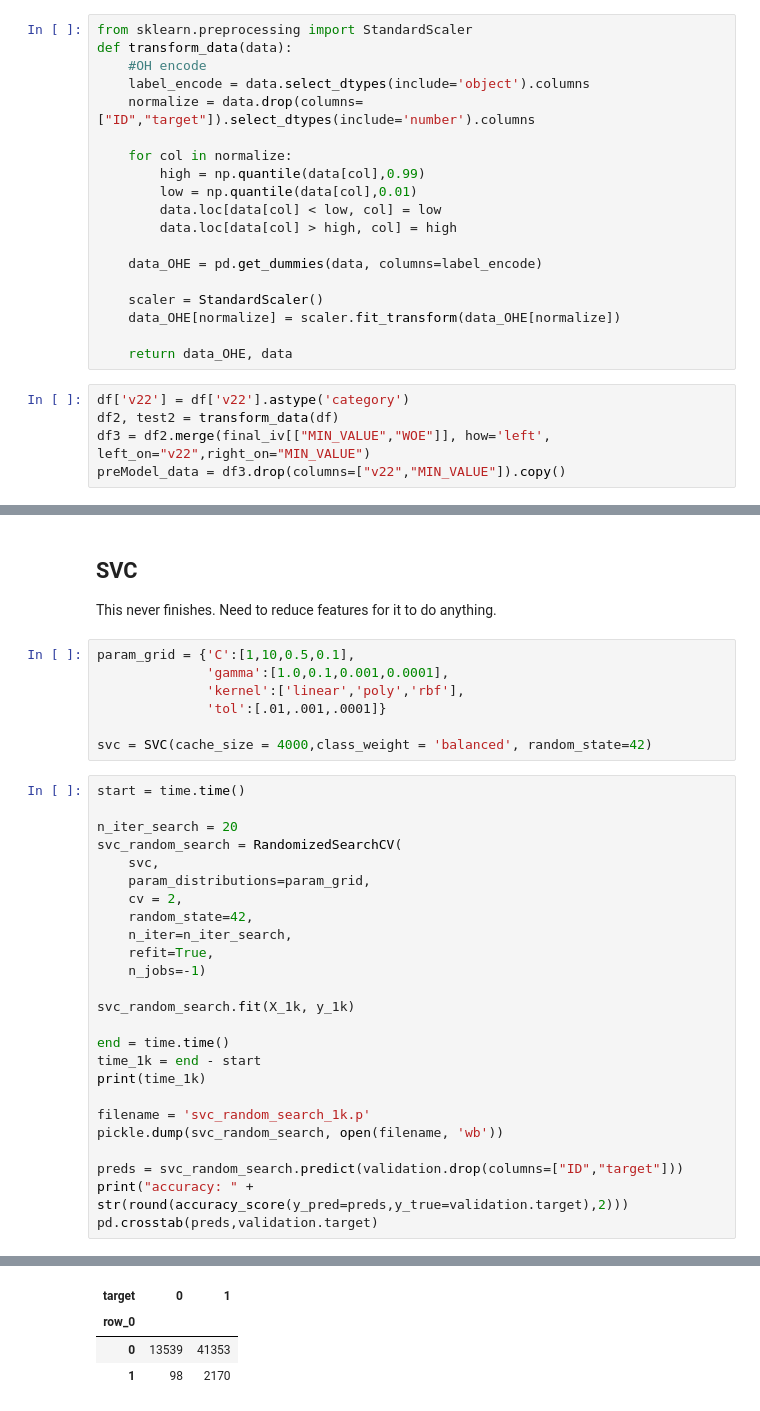
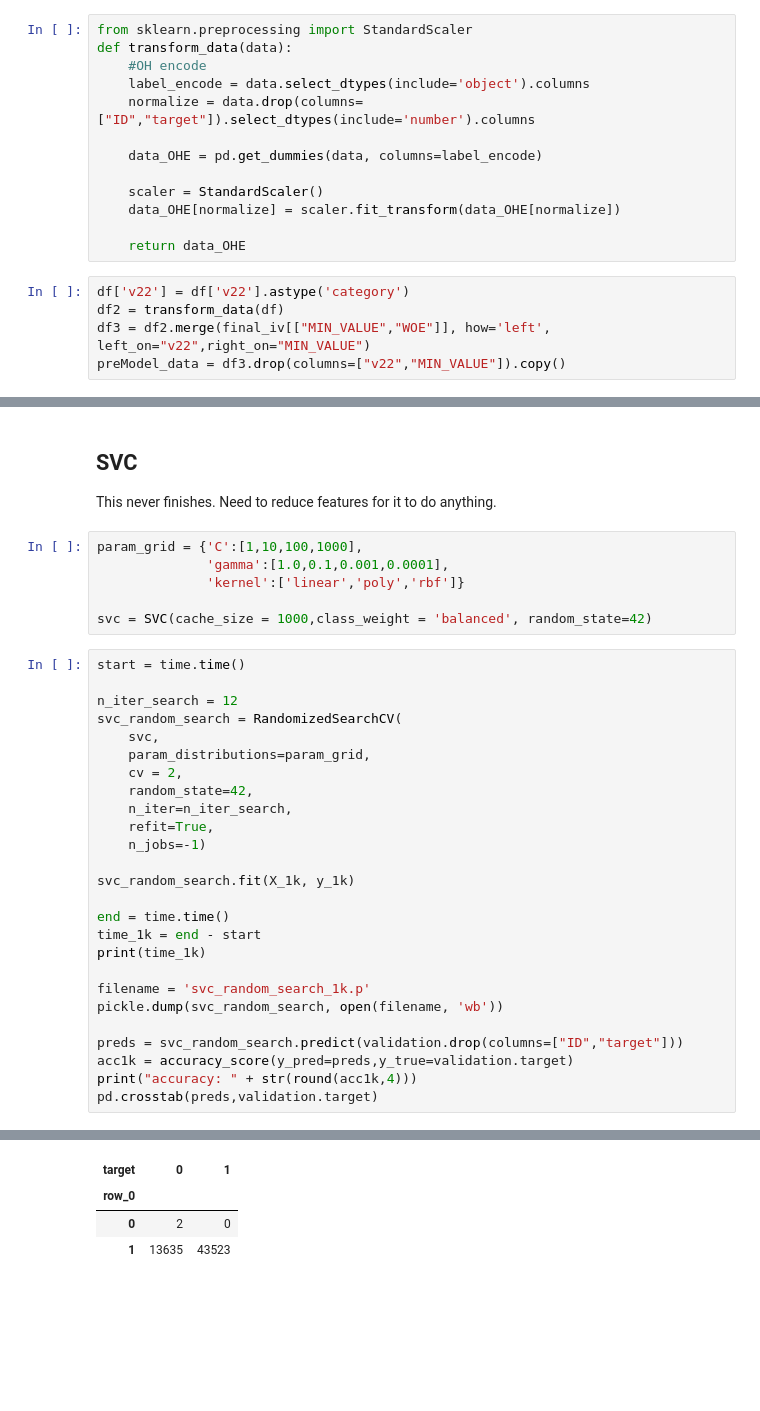
Before and after one commit to warnost/QTW, a Jupyter notebook: Week 8 Bank Data Case Study/Code/Week 8 SVC.ipynb, the cells around one changed output, grey strips where cells are left out. Drawn from its saved outputs; the diff is of its cells as text; blank space fills up the shorter version.

```diff
--- a/Week 8 Bank Data Case Study/Code/Week 8 SVC.ipynb
+++ b/Week 8 Bank Data Case Study/Code/Week 8 SVC.ipynb
@@ -247,21 +247,15 @@ def transform_data(data):
     label_encode = data.select_dtypes(include='object').columns
     normalize = data.drop(columns=["ID","target"]).select_dtypes(include='number').columns
 
-    for col in normalize:
-        high = np.quantile(data[col],0.99)
-        low = np.quantile(data[col],0.01)
-        data.loc[data[col] < low, col] = low
-        data.loc[data[col] > high, col] = high
-
     data_OHE = pd.get_dummies(data, columns=label_encode)
 
     scaler = StandardScaler()
     data_OHE[normalize] = scaler.fit_transform(data_OHE[normalize])
 
-    return data_OHE, data
+    return data_OHE
 # %%
 df['v22'] = df['v22'].astype('category')
-df2, test2 = transform_data(df)
+df2 = transform_data(df)
 df3 = df2.merge(final_iv[["MIN_VALUE","WOE"]], how='left', left_on="v22",right_on="MIN_VALUE")
 preModel_data = df3.drop(columns=["v22","MIN_VALUE"]).copy()
 # %%
@@ -356,16 +369,15 @@ Name: target, dtype: int64
 ## SVC
 This never finishes. Need to reduce features for it to do anything.
 # %%
-param_grid = {'C':[1,10,0.5,0.1],
+param_grid = {'C':[1,10,100,1000],
               'gamma':[1.0,0.1,0.001,0.0001],
-              'kernel':['linear','poly','rbf'],
-              'tol':[.01,.001,.0001]}
+              'kernel':['linear','poly','rbf']}
 
-svc = SVC(cache_size = 4000,class_weight = 'balanced', random_state=42)
+svc = SVC(cache_size = 1000,class_weight = 'balanced', random_state=42)
 # %%
 start = time.time()
 
-n_iter_search = 20
+n_iter_search = 12
 svc_random_search = RandomizedSearchCV(
     svc,
     param_distributions=param_grid,
@@ -385,6 +397,7 @@ filename = 'svc_random_search_1k.p'
 pickle.dump(svc_random_search, open(filename, 'wb'))
 
 preds = svc_random_search.predict(validation.drop(columns=["ID","target"]))
-print("accuracy: " + str(round(accuracy_score(y_pred=preds,y_true=validation.target),2)))
+acc1k = accuracy_score(y_pred=preds,y_true=validation.target)
+print("accuracy: " + str(round(acc1k,4)))
 pd.crosstab(preds,validation.target)
 # %% [output]
@@ -393,7 +406,7 @@ accuracy: 0.27
 | target | 0 | 1 |
 | row_0 |  |  |
-| 0 | 13539 | 41353 |
-| 1 | 98 | 2170 |
+| 0 | 2 | 0 |
+| 1 | 13635 | 43523 |
 # %%
 start = time.time()
 
```
Also changed, not shown: parts of 38 cells of this notebook, 4 other files.
